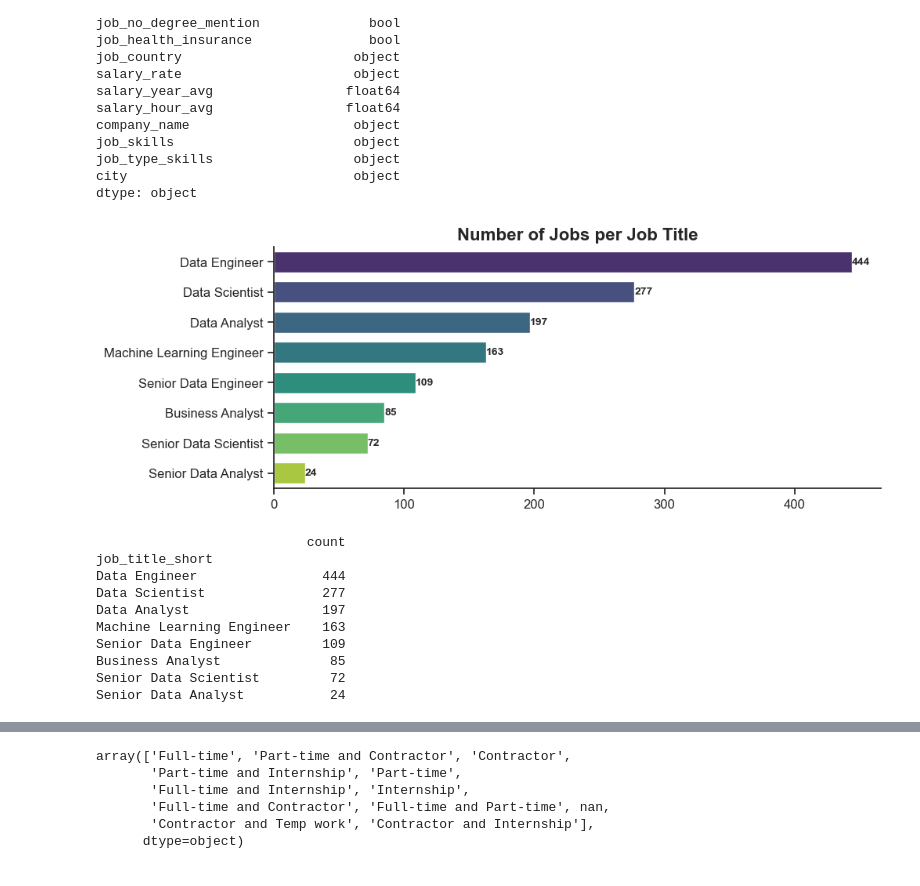
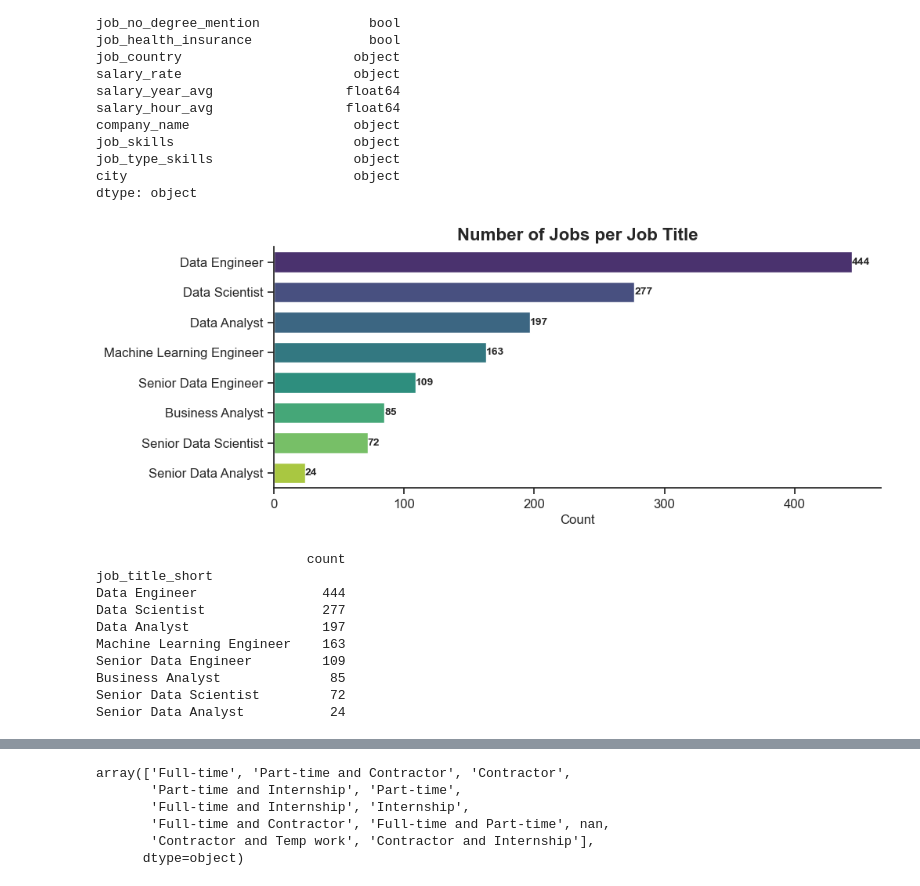
Before and after one commit to johnramal/data_jobs_pak, a Jupyter notebook: 7_detailed_analysis_pak.ipynb, the cells around one changed output, grey strips where cells are left out. Cells and saved outputs as stored; diff of their text form; code cells hidden in the pictures.

```diff
--- a/7_detailed_analysis_pak.ipynb
+++ b/7_detailed_analysis_pak.ipynb
@@ -146,35 +137,35 @@ fig, ax = plt.subplots(figsize=(10, 4))
 # Create a color palette based on viridis
 n_colors = len(df_plot)
 palette = sns.color_palette("viridis", n_colors)[::-1]
 
 
 # Create a bar plot with Seaborn, specifying the axes
 sns.barplot(data=df_plot, x='count', y=df_plot.index, hue='count', palette=palette, ax=ax, legend=False,width=0.7)
 
 # Customize the plot
 ax.set_title('Number of Jobs per Job Title', fontsize=16, fontweight='bold')
-ax.set_xlabel('')
+ax.set_xlabel('Count')
 ax.set_ylabel('', fontsize=14)
 ax.tick_params(axis='x', labelsize=12)
 ax.tick_params(axis='y', labelsize=12)
 
 # Remove spines for a cleaner look
 sns.despine()
 
 # Annotate each bar with the count value
 for container in ax.containers:
     ax.bar_label(container, fmt='%d', label_type='edge', fontsize=10, fontweight="bold")
 
 # Show the plot
 plt.show()
 
 # Optionally, save the plot to a file
 fig.savefig('jobs_per_job_title_oop.png', dpi=300, bbox_inches='tight')
 
 # Display a summary of the data for added insight
 print(df_plot)
 # %% [output]
-[figure, old version]
+[figure, new version]
                            count
 job_title_short
 Data Engineer                444
```
Also changed, not shown: parts of 3 cells of this notebook, 5 other files.
